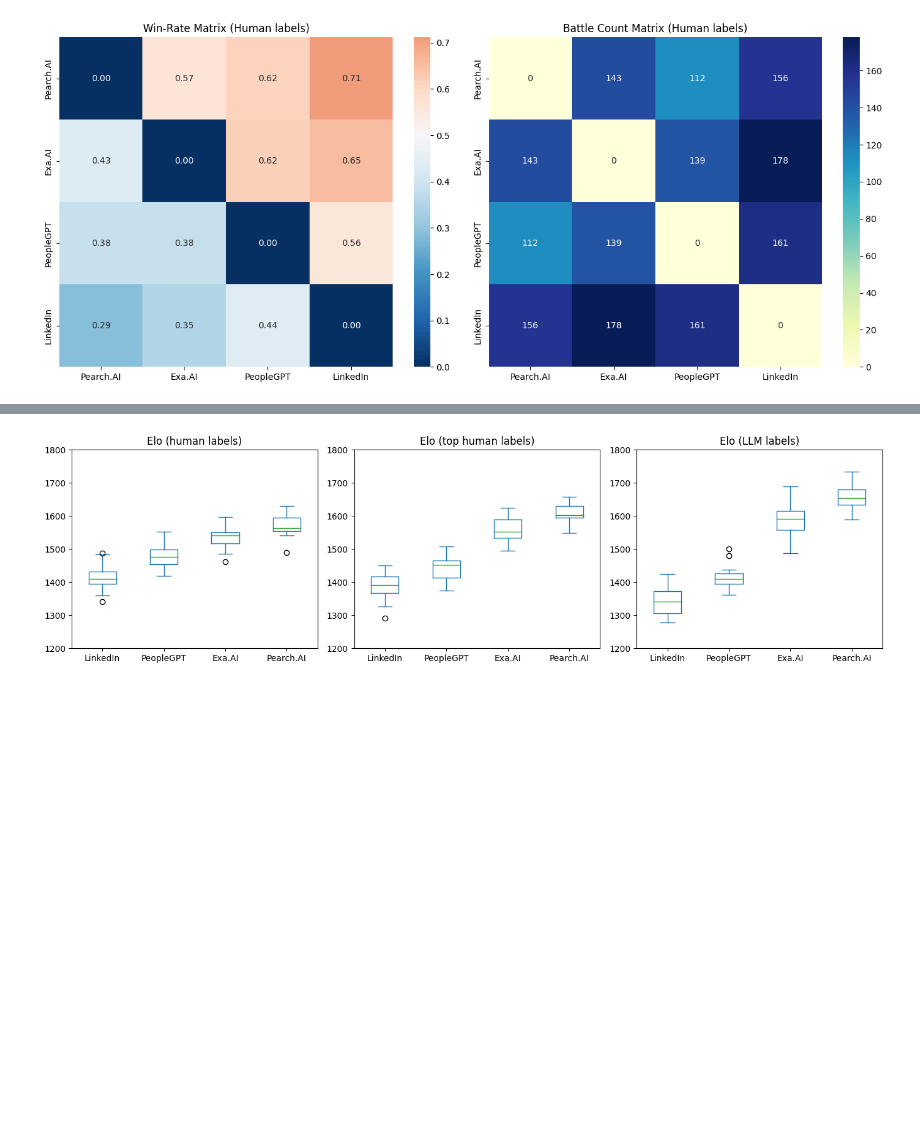
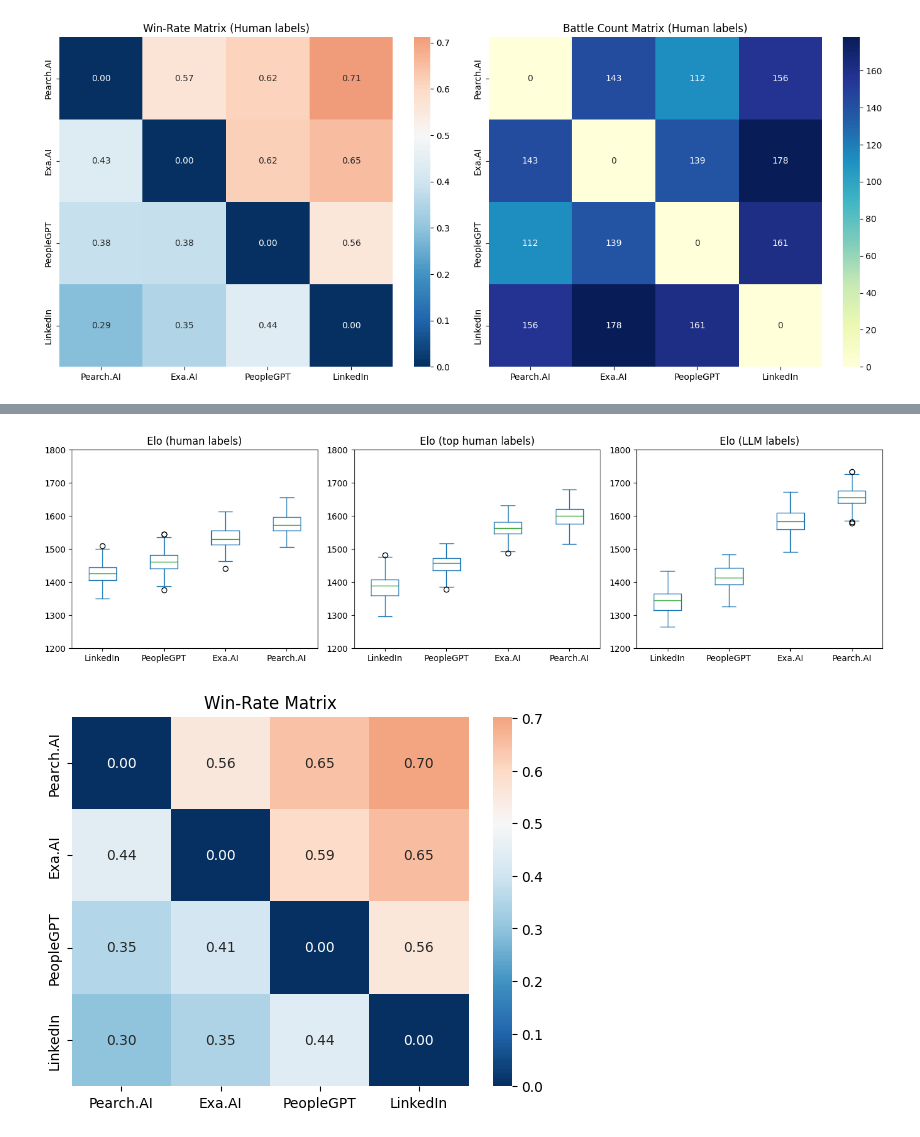
Before and after one commit to vslaykovsky/ai-sourcing-benchmark, a Jupyter notebook: ai-sourcing-benchmark.ipynb, the cells around one changed output, grey strips where cells are left out. Cells and saved outputs as stored; diff of their text form; code cells hidden in the pictures; blank space fills up the shorter version.

```diff
--- a/ai-sourcing-benchmark.ipynb
+++ b/ai-sourcing-benchmark.ipynb
@@ -443,7 +455,7 @@ plot_win_rate_and_battle_count_heatmaps(df_human.query('not is_test and worker i
 # %%
 fig, axes = plt.subplots(1, 3, figsize=(14, 4))
 
-smpls = 30
+smpls = 100
 ylim = (1200, 1800)
 sbs_elo(
     df_human.query('not is_test'),
@@ -469,4 +481,59 @@ sbs_elo(
 plt.tight_layout()
 plt.show()
 # %% [output]
-[figure, old version]
+[figure, new version]
+# %%
+from elosports.elo import Elo
+import pandas as pd
+
+def elo_win_rate_matrix(df_sbs, winner_col='Human winner', run_n_times=30):
+    aggregated_matrix = None
+
+    for _ in tqdm(range(run_n_times), desc="Elo Simulation Progress"):
+        eloLeague = Elo(k=20, homefield=False)
+        sample_df = df_sbs.sample(frac=1.0)
+
+        # Add players to the Elo league
+        for player in set(sample_df.source1.unique().tolist() + sample_df.source2.unique().tolist()):
+            eloLeague.addPlayer(player)
+
+        # Process each match result
+        for id, r in sample_df.iterrows():
+            if r.source1 == r.source2:
+                continue
+            players = set(r[['source1', 'source2']].tolist())
+            loser = list(players - set([r[winner_col]]))
+            if not loser:
+                print(players, r[winner_col], loser, id, r)
+            loser = loser[0]
+            eloLeague.gameOver(winner=r[winner_col], loser=loser, winnerHome=False)
+
+        # Create win-rate matrix
+        players = list(eloLeague.ratingDict.keys())
+        win_rate_matrix = pd.DataFrame(index=players, columns=players, data=0.0)
+
+        for player1 in players:
+            for player2 in players:
+                if player1 != player2:
+                    expected_win_rate = eloLeague.expectResult(eloLeague.ratingDict[player1], eloLeague.ratingDict[player2])
+                    win_rate_matrix.loc[player1, player2] = expected_win_rate
+
+        # Aggregate matrices
+        if aggregated_matrix is None:
+            aggregated_matrix = win_rate_matrix
+        else:
+            aggregated_matrix += win_rate_matrix
+
+    # Average the matrices
+    averaged_matrix = aggregated_matrix / run_n_times
+
+    # Order rows and columns by average win rate
+    averaged_matrix['average'] = averaged_matrix.mean(axis=1)
+    averaged_matrix = averaged_matrix.sort_values(by='average', ascending=False).drop(columns='average')
+    averaged_matrix = averaged_matrix.loc[averaged_matrix.index, averaged_matrix.index]  # Reorder columns to match the order of rows
+
+    return averaged_matrix
+
+win_rate_matrix = elo_win_rate_matrix(df_human.query('not is_test'))
+# %% [output]
+[figure, added]
```
Also changed, not shown: parts of 14 cells of this notebook, 8 other files.
